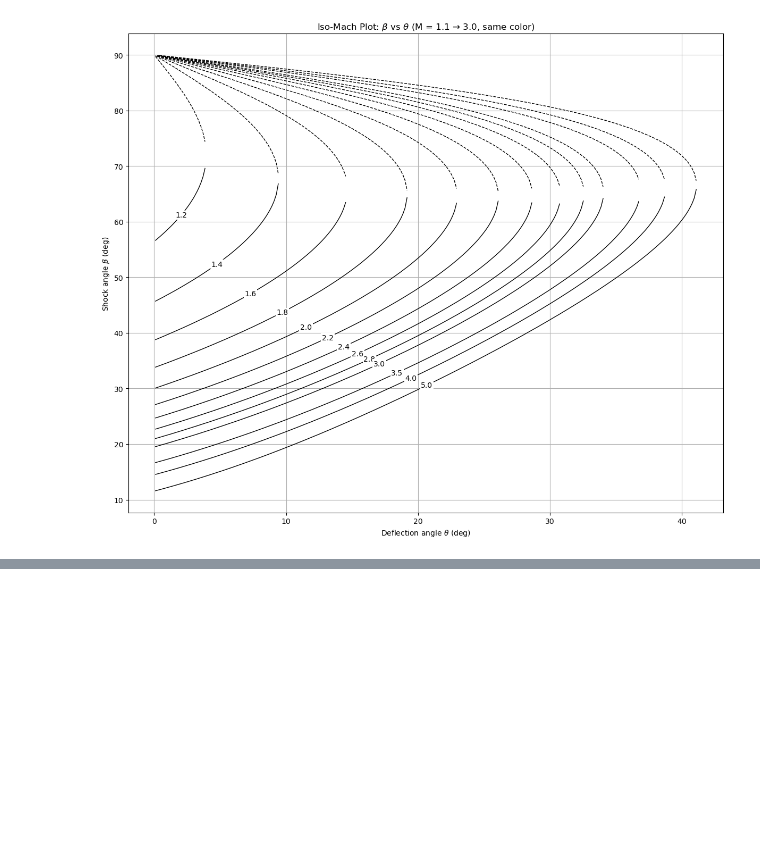
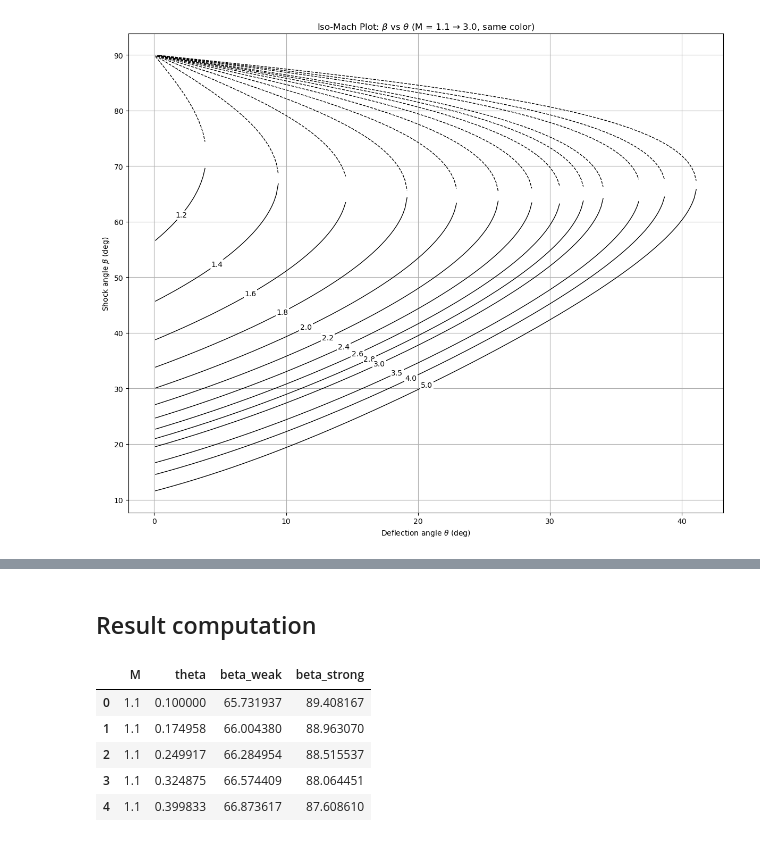
Before and after one commit to Samuel-Chapuis/Validation_Simulation_Supersonic_Linearized_Theory, a Jupyter notebook: Betha.ipynb, the cells around one changed output, grey strips where cells are left out. Cells and saved outputs as stored; diff of their text form; code cells hidden in the pictures; blank space fills up the shorter version.

```diff
--- a/Betha.ipynb
+++ b/Betha.ipynb
@@ -105,0 +142,2 @@ plt.show()
+# %% [markdown]
+## Result computation
@@ -105,0 +159,18 @@ plt.show()
+# %%
+records = []
+for i, M in enumerate(mach_list):
+    for j, theta in enumerate(theta_vals):
+        records.append(
+            dict(M=M, theta=theta,
+                 beta_weak=weak_beta[i, j],
+                 beta_strong=strong_beta[i, j])
+        )
+df = pd.DataFrame.from_records(records)
+df.head()
+# %% [output]
+|  | M | theta | beta_weak | beta_strong |
+| 0 | 1.1 | 0.100000 | 65.731937 | 89.408167 |
+| 1 | 1.1 | 0.174958 | 66.004380 | 88.963070 |
+| 2 | 1.1 | 0.249917 | 66.284954 | 88.515537 |
+| 3 | 1.1 | 0.324875 | 66.574409 | 88.064451 |
+| 4 | 1.1 | 0.399833 | 66.873617 | 87.608610 |
```
Also changed, not shown: parts of 9 cells of this notebook, 10 other files.
